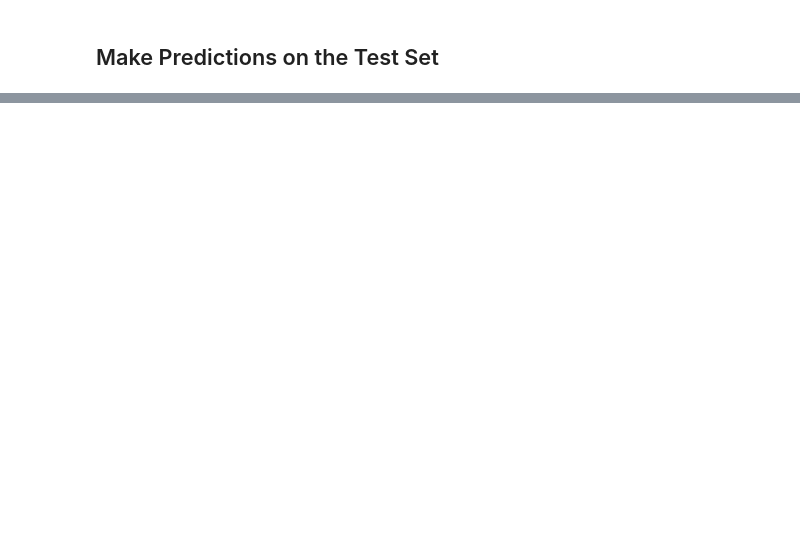
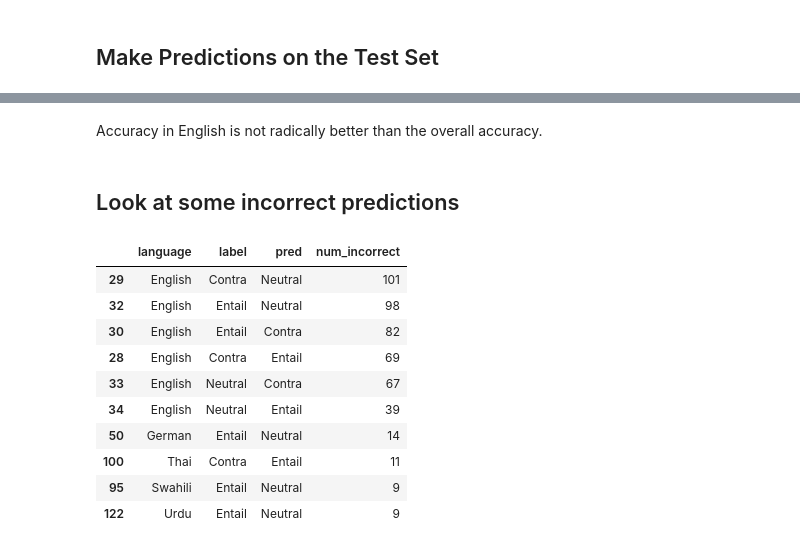
Before and after one commit to hk3427/KaggleKraft, a Jupyter notebook: Contradictory, My Dear Watson/01-rep-contradictory-tf-starter.ipynb, the cells around one changed output, grey strips where cells are left out. Cells and saved outputs as stored; diff of their text form; code cells hidden in the pictures; blank space fills up the shorter version.

```diff
--- a/Contradictory, My Dear Watson/01-rep-contradictory-tf-starter.ipynb
+++ b/Contradictory, My Dear Watson/01-rep-contradictory-tf-starter.ipynb
@@ -353,0 +369,14 @@ Epoch 2/2
+# %%
+early_stopping = tf.keras.callbacks.EarlyStopping(
+    monitor='val_accuracy',  # You can change this to 'val_loss'
+    patience=3,              # Stop after 3 epochs with no improvement
+    restore_best_weights=True
+)
+
+model.fit(train_input,
+          train.label.values,
+          validation_data=(valid_input, valid.label.values),
+          epochs=50,
+          verbose=1,
+          batch_size=64,
+          callbacks=[early_stopping])
@@ -353,0 +429,9 @@ Epoch 2/2
+# %%
+from sklearn.metrics import accuracy_score
+
+class_probabilities = model.predict(valid_input)
+
+predictions_valid = class_probabilities.argmax(axis=-1)
+
+accuracy_score(y_true=valid.label.values,
+               y_pred=predictions_valid)
@@ -365,0 +487,38 @@ submission.to_csv(
+# %% [markdown]
+Accuracy in English is not radically better than the overall accuracy.
+# %% [markdown]
+## Look at some incorrect predictions
+# %%
+label_map = {
+    0: 'Entail',
+    1: 'Neutral',
+    2: 'Contra'
+}
+
+valid\
+    .assign(
+        _pred = predictions_valid,
+        correct = lambda df: df.label.eq(df._pred),
+        incorrect = lambda df: ~df.correct,
+        pred = lambda df: df._pred.replace(label_map),
+        label = lambda df: df.label.replace(label_map)
+    )\
+    .groupby(['language', 'label', 'pred'], as_index=False)\
+    .agg(
+        num_incorrect = ('incorrect', 'sum')
+    )\
+    .sort_values(by=['num_incorrect'], ascending=False)\
+    .loc[lambda df: df.num_incorrect.gt(0)]\
+    .head(10)
+# %% [output]
+|  | language | label | pred | num_incorrect |
+| 29 | English | Contra | Neutral | 101 |
+| 32 | English | Entail | Neutral | 98 |
+| 30 | English | Entail | Contra | 82 |
+| 28 | English | Contra | Entail | 69 |
+| 33 | English | Neutral | Contra | 67 |
+| 34 | English | Neutral | Entail | 39 |
+| 50 | German | Entail | Neutral | 14 |
+| 100 | Thai | Contra | Entail | 11 |
+| 95 | Swahili | Entail | Neutral | 9 |
+| 122 | Urdu | Entail | Neutral | 9 |
```
Also changed, not shown: parts of 19 cells of this notebook.
